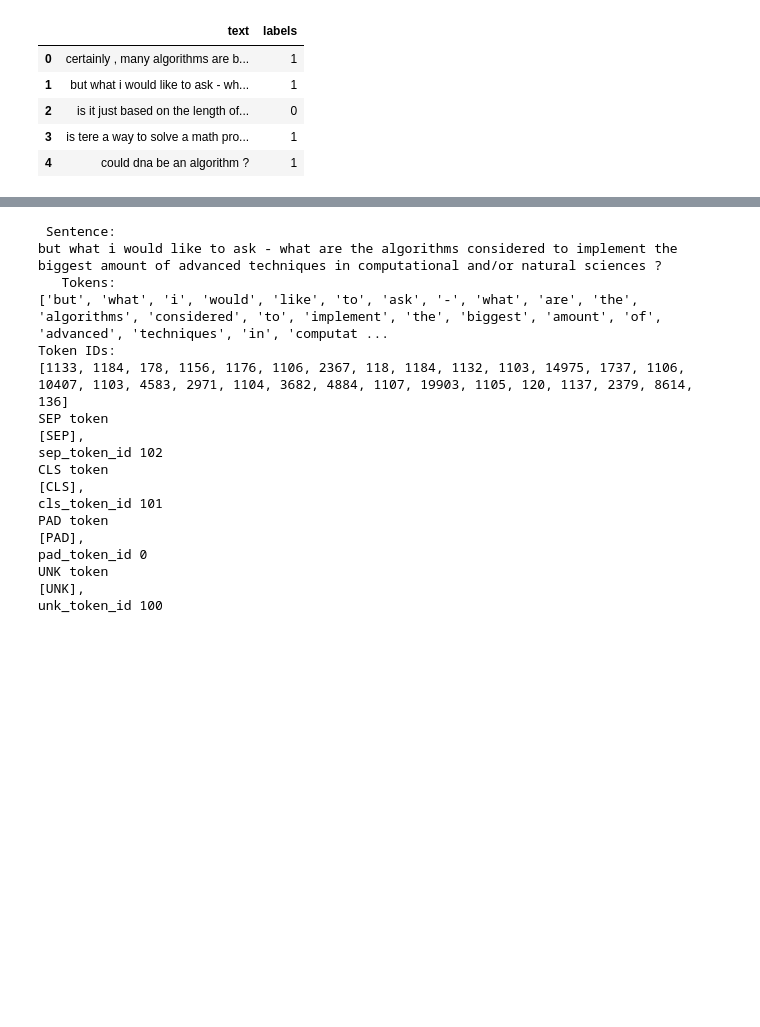
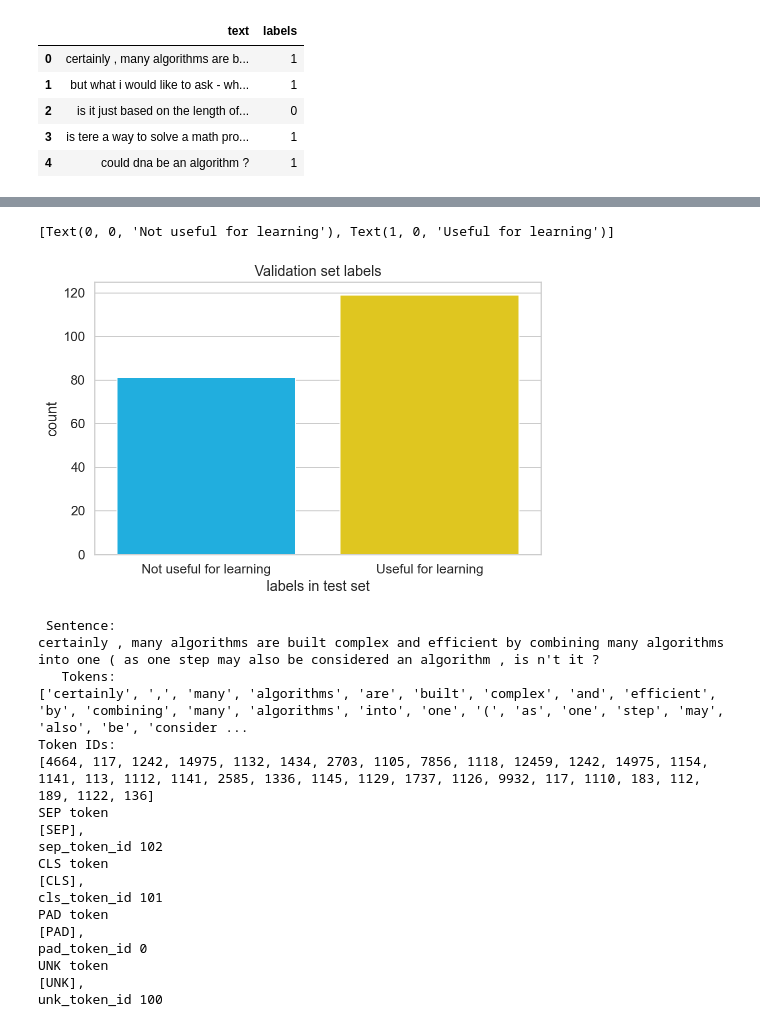
Before and after one commit to dorsolich/language-generation-with-LLM, a Jupyter notebook: qg/LearningQ_data/cls_data_exploration.ipynb, the cells around one changed output, grey strips where cells are left out. Cells and saved outputs as stored; diff of their text form; code cells hidden in the pictures; blank space fills up the shorter version.

```diff
--- a/qg/LearningQ_data/cls_data_exploration.ipynb
+++ b/qg/LearningQ_data/cls_data_exploration.ipynb
@@ -52,5 +65,17 @@ tokenizer = BertTokenizer.from_pretrained(PRE_TRAINED_MODEL_NAME)
+# %%
+ax = sns.countplot(df_test.labels)
+ax.set_title("Validation set labels")
+class_names = ['Not useful for learning', 'Useful for learning']
+plt.xlabel('labels in test set')
+ax.set_xticklabels(class_names)
+# %% [output]
+[Text(0, 0, 'Not useful for learning'), Text(1, 0, 'Useful for learning')]
+[figure, added]
 # %%
-sample_txt = dataset["train"]["text"][i]
+PRE_TRAINED_MODEL_NAME = 'bert-base-cased'
+tokenizer = BertTokenizer.from_pretrained(PRE_TRAINED_MODEL_NAME)
+
+sample_txt = dataset["train"]["text"][0]
 tokens = tokenizer.tokenize(sample_txt)
 token_ids = tokenizer.convert_tokens_to_ids(tokens)
 print(f' Sentence: \n{sample_txt}')
@@ -62,11 +87,11 @@ print(f"PAD token \n{tokenizer.pad_token}, \npad_token_id {tokenizer.pad_token_i
 print(f"UNK token \n{tokenizer.unk_token}, \nunk_token_id {tokenizer.unk_token_id}")
 # %% [output]
  Sentence:
-but what i would like to ask - what are the algorithms considered to implement the biggest amount of advanced techniques in computational and/or natural sciences ?
+certainly , many algorithms are built complex and efficient by combining many algorithms into one ( as one step may also be considered an algorithm , is n't it ?
    Tokens:
-['but', 'what', 'i', 'would', 'like', 'to', 'ask', '-', 'what', 'are', 'the', 'algorithms', 'considered', 'to', 'implement', 'the', 'biggest', 'amount', 'of', 'advanced', 'techniques', 'in', 'computat ...
+['certainly', ',', 'many', 'algorithms', 'are', 'built', 'complex', 'and', 'efficient', 'by', 'combining', 'many', 'algorithms', 'into', 'one', '(', 'as', 'one', 'step', 'may', 'also', 'be', 'consider ...
 Token IDs:
-[1133, 1184, 178, 1156, 1176, 1106, 2367, 118, 1184, 1132, 1103, 14975, 1737, 1106, 10407, 1103, 4583, 2971, 1104, 3682, 4884, 1107, 19903, 1105, 120, 1137, 2379, 8614, 136]
+[4664, 117, 1242, 14975, 1132, 1434, 2703, 1105, 7856, 1118, 12459, 1242, 14975, 1154, 1141, 113, 1112, 1141, 2585, 1336, 1145, 1129, 1737, 1126, 9932, 117, 1110, 183, 112, 189, 1122, 136]
 SEP token
 [SEP],
 sep_token_id 102
```
Also changed, not shown: parts of 20 cells of this notebook, 2 other files.
